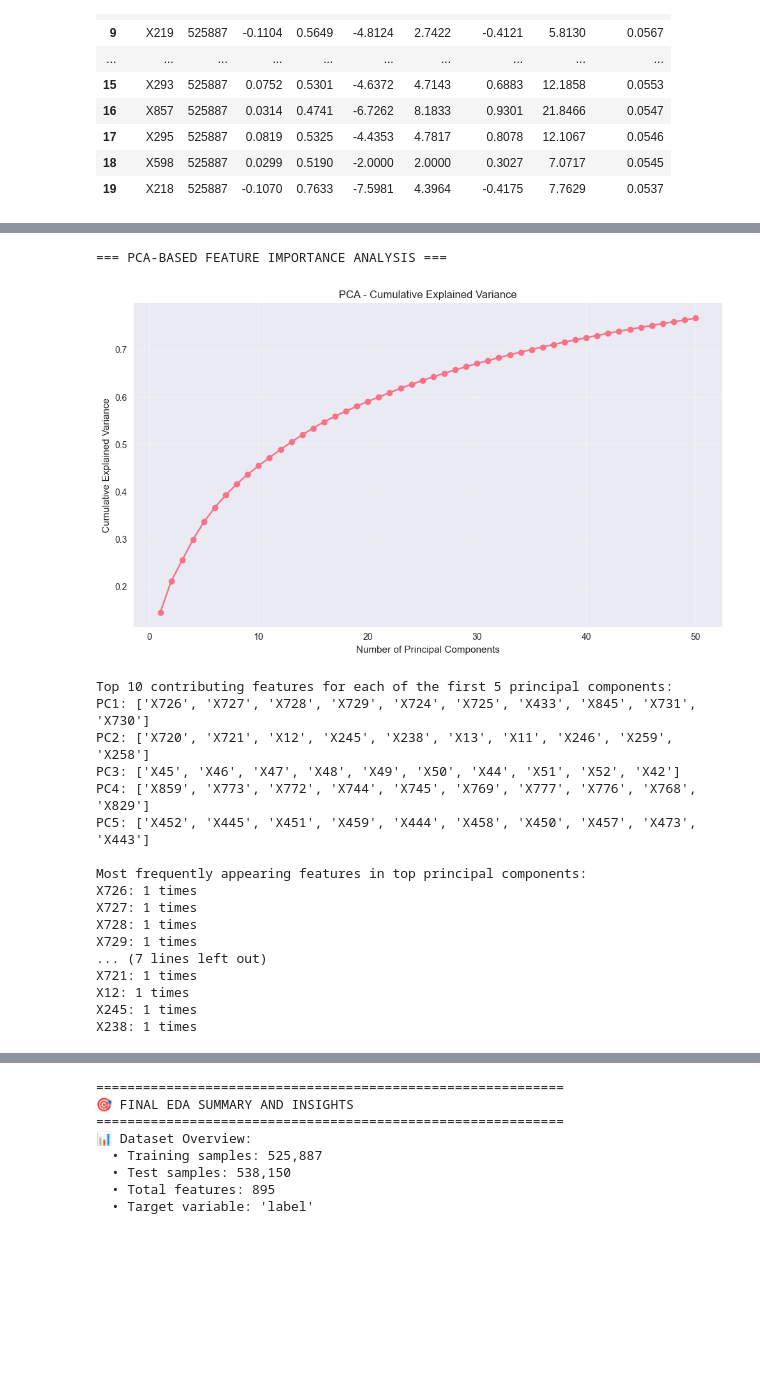
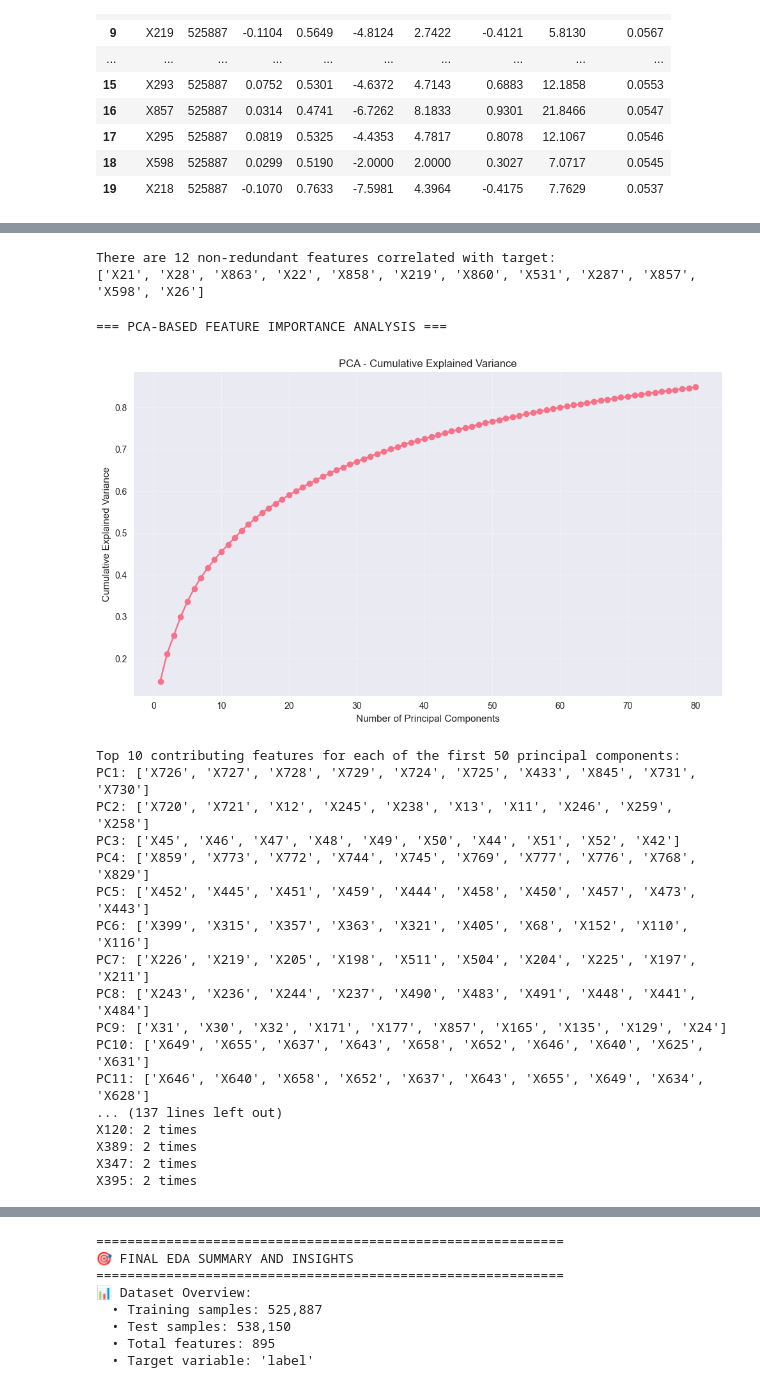
Before and after one commit to mattleodoyle/drw-crypto-comp, a Jupyter notebook: testbed.ipynb, the cells around one changed output, grey strips where cells are left out. Cells and saved outputs as stored; diff of their text form; code cells hidden in the pictures; blank space fills up the shorter version.

```diff
--- a/testbed.ipynb
+++ b/testbed.ipynb
@@ -485,7 +485,7 @@ plt.show()
 print("=== FEATURE VALUE RANGES ANALYSIS ===")
 
 # Analyze value ranges for top features
-top_10_features = corr_df.head(10)['Feature'].tolist()
+top_10_features = corr_df.head(100)['Feature'].tolist()
 
 range_analysis = []
 for feature in top_10_features:
@@ -601,0 +571,33 @@ Highly correlated feature pairs (|r| > 0.8): 7
+# %%
+# Check feature correlations between themselves
+print(f"\nInter-feature correlation analysis:")
+top_features_for_corr = corr_df.head(100)['Feature'].tolist()
+feature_corr_matrix = train[top_features_for_corr].corr()
+
+# Find highly correlated feature pairs
+high_corr_pairs = []
+for i in range(len(feature_corr_matrix.columns)):
+    for j in range(i+1, len(feature_corr_matrix.columns)):
+        corr_val = feature_corr_matrix.iloc[i, j]
+        if abs(corr_val) > 0.9:  # High correlation threshold
+            high_corr_pairs.append((
+                feature_corr_matrix.columns[i],
+                feature_corr_matrix.columns[j],
+                corr_val
+            ))
+
+corr_map = corr_df.set_index('Feature')['Abs_Correlation'].to_dict()
+
+redundant_features = []
+print(f"Highly correlated feature pairs (|r| > 0.9) in top 100 features by : {len(high_corr_pairs)}")
+for feat1, feat2, corr_val in high_corr_pairs:
+    corr1 = corr_map.get(feat1, 0)
+    corr2 = corr_map.get(feat2, 0)
+    # pick the feature with the smaller abs-corr to label
+    drop = feat1 if corr1 < corr2 else feat2
+    redundant_features.append(drop)
+    print(f"  {feat1} ({corr1:.3f}) vs {feat2} ({corr2:.3f})  →  drop {drop}")
+
+# dedupe
+redundant_features = list(set(redundant_features))
+print("\nFinal list of features to drop:", redundant_features)
@@ -602,3 +622,11 @@ Highly correlated feature pairs (|r| > 0.8): 7
+# %%
+# Removing the redundant ie internally correlated features from the moderate_corr
+corr_features = [f for f in moderate_corr['Feature'].tolist() if f not in redundant_features]
+print(f"There are {len(corr_features)} non-redundant features correlated with target:")
+print(corr_features)
+# %% [output]
+There are 12 non-redundant features correlated with target:
+['X21', 'X28', 'X863', 'X22', 'X858', 'X219', 'X860', 'X531', 'X287', 'X857', 'X598', 'X26']
 # %%
 print("=== PCA-BASED FEATURE IMPORTANCE ANALYSIS ===")
 
@@ -611,7 +639,7 @@ scaler = StandardScaler()
 X_scaled = scaler.fit_transform(X)
 
 # Fit PCA
-n_components = min(50, X_scaled.shape[1])
+n_components = min(80, X_scaled.shape[1])
 pca = PCA(n_components=n_components, random_state=42)
 pca.fit(X_scaled)
 
@@ -622,50 +650,50 @@ plt.xlabel('Number of Principal Components')
 plt.ylabel('Cumulative Explained Variance')
 plt.title('PCA - Cumulative Explained Variance')
 plt.grid(True, alpha=0.3)
 plt.tight_layout()
 plt.show()
 
 # Find most important features for the top principal components
-n_top_components = 5
+n_top_components = 50
 top_features_per_pc = {}
 
 for i in range(n_top_components):
     component = pca.components_[i]
     abs_loadings = np.abs(component)
     top_idx = abs_loadings.argsort()[::-1][:10]
     top_features = [feature_cols[idx] for idx in top_idx]
     top_features_per_pc[f'PC{i+1}'] = top_features
 
 print(f"Top 10 contributing features for each of the first {n_top_components} principal components:")
 for pc, features in top_features_per_pc.items():
     print(f"{pc}: {features}")
 
 # Aggregate feature importance across top PCs
 from collections import Counter
 all_top_features = sum(top_features_per_pc.values(), [])
 feature_counts = Counter(all_top_features)
-most_common_features = feature_counts.most_common(15)
+most_common_features = feature_counts.most_common(100)
 
 print("\nMost frequently appearing features in top principal components:")
 for feat, count in most_common_features:
     print(f"{feat}: {count} times")
 # %% [output]
 === PCA-BASED FEATURE IMPORTANCE ANALYSIS ===
-[figure, old version]
+[figure, new version]
-Top 10 contributing features for each of the first 5 principal components:
+Top 10 contributing features for each of the first 50 principal components:
 PC1: ['X726', 'X727', 'X728', 'X729', 'X724', 'X725', 'X433', 'X845', 'X731', 'X730']
 PC2: ['X720', 'X721', 'X12', 'X245', 'X238', 'X13', 'X11', 'X246', 'X259', 'X258']
 PC3: ['X45', 'X46', 'X47', 'X48', 'X49', 'X50', 'X44', 'X51', 'X52', 'X42']
 PC4: ['X859', 'X773', 'X772', 'X744', 'X745', 'X769', 'X777', 'X776', 'X768', 'X829']
 PC5: ['X452', 'X445', 'X451', 'X459', 'X444', 'X458', 'X450', 'X457', 'X473', 'X443']
-
-Most frequently appearing features in top principal components:
-X726: 1 times
-X727: 1 times
-X728: 1 times
-X729: 1 times
-... (7 lines left out)
-X721: 1 times
-X12: 1 times
-X245: 1 times
-X238: 1 times
+PC6: ['X399', 'X315', 'X357', 'X363', 'X321', 'X405', 'X68', 'X152', 'X110', 'X116']
+PC7: ['X226', 'X219', 'X205', 'X198', 'X511', 'X504', 'X204', 'X225', 'X197', 'X211']
+PC8: ['X243', 'X236', 'X244', 'X237', 'X490', 'X483', 'X491', 'X448', 'X441', 'X484']
+PC9: ['X31', 'X30', 'X32', 'X171', 'X177', 'X857', 'X165', 'X135', 'X129', 'X24']
+PC10: ['X649', 'X655', 'X637', 'X643', 'X658', 'X652', 'X646', 'X640', 'X625', 'X631']
+PC11: ['X646', 'X640', 'X658', 'X652', 'X637', 'X643', 'X655', 'X649', 'X634', 'X628']
+... (137 lines left out)
+X120: 2 times
+X389: 2 times
+X347: 2 times
+X395: 2 times
```
Also changed, not shown: parts of 31 cells of this notebook, 2 other files.
